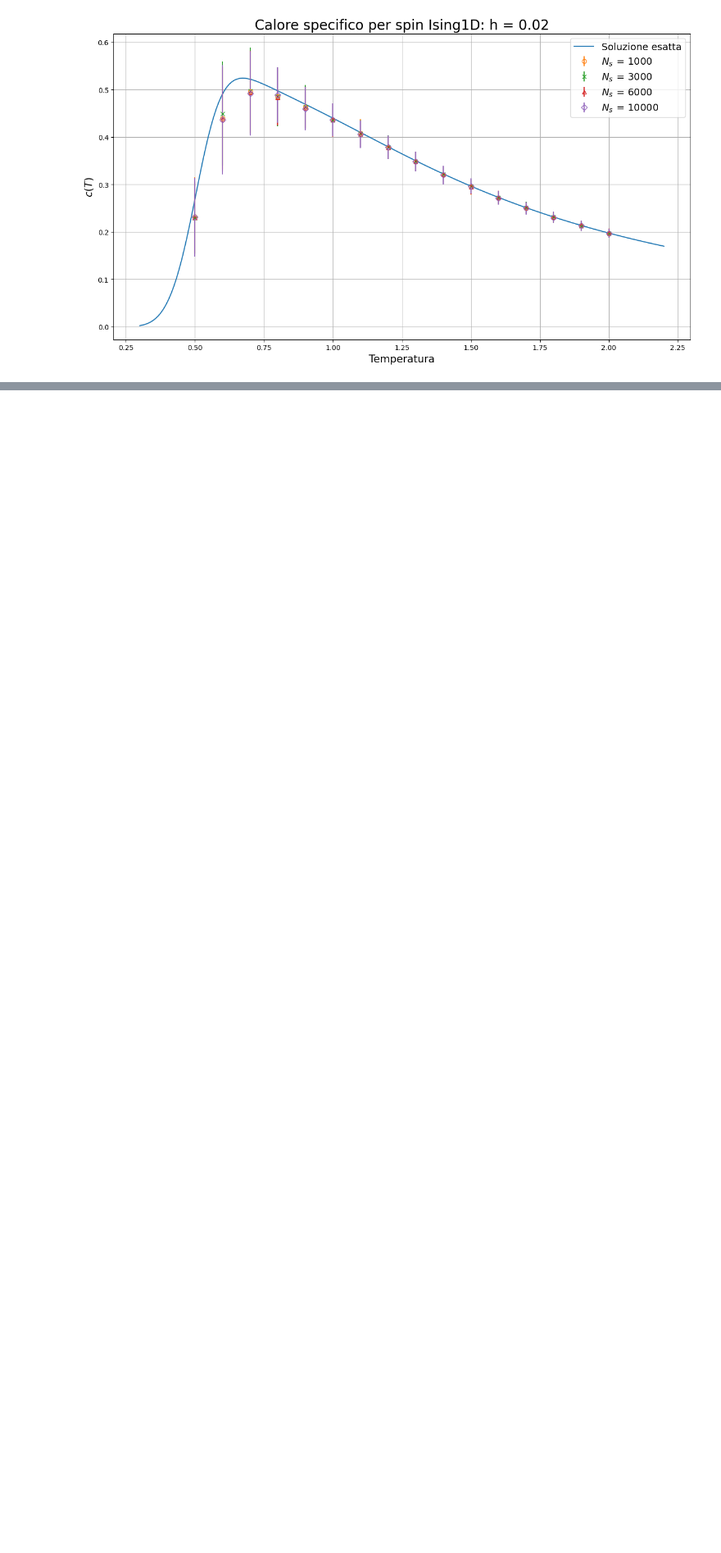
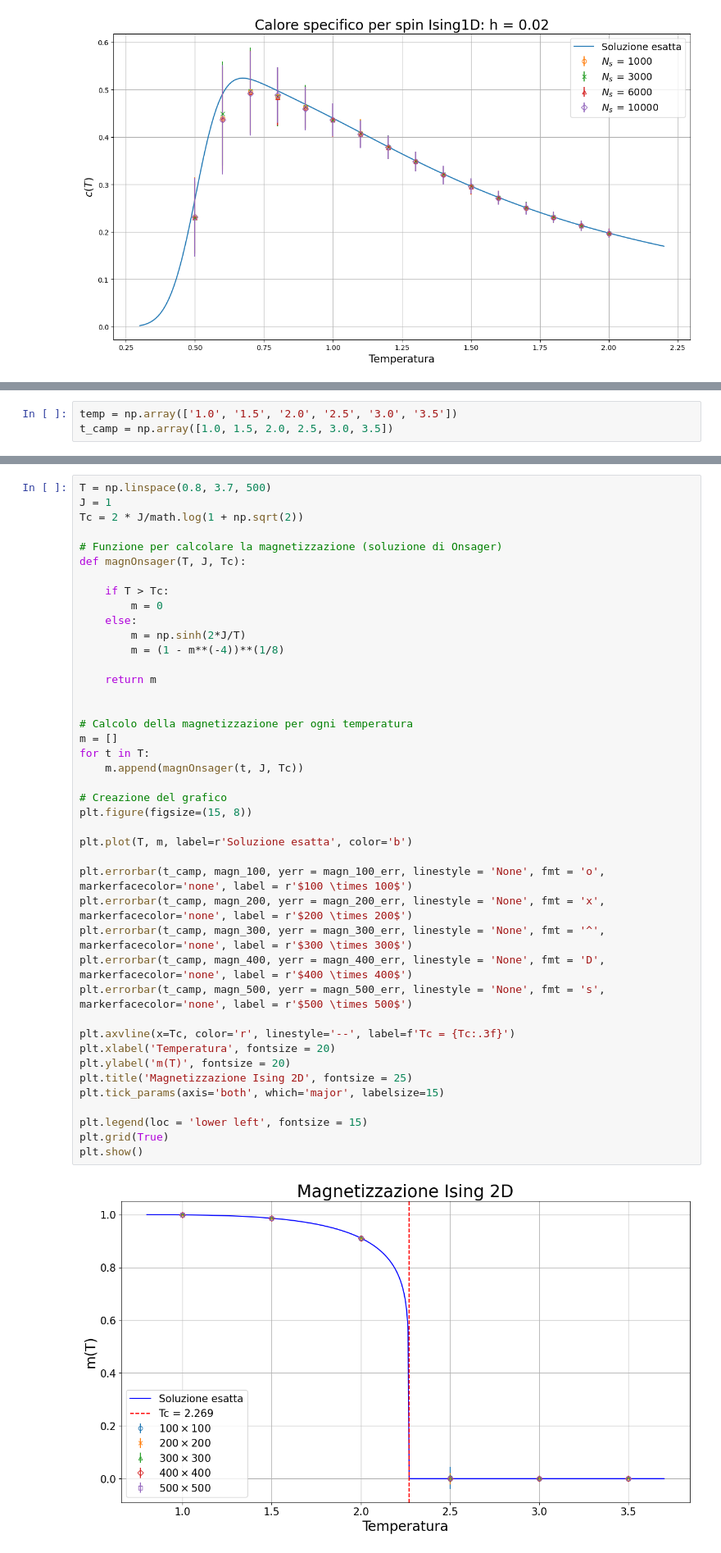
Before and after one commit to Negrini085/Simulazione-di-Materia-Condensata, a Jupyter notebook: Approfondimento/Presentazione/Immagini/grafici.ipynb, the cells around one changed output, grey strips where cells are left out. Shown: that part at 82% size. Cells and saved outputs as stored; diff of their text form; blank space fills up the shorter version.

Commit message:
Aggiunta slide sulla magnetizzazione

```diff
--- a/Approfondimento/Presentazione/Immagini/grafici.ipynb
+++ b/Approfondimento/Presentazione/Immagini/grafici.ipynb
@@ -621,0 +630,3 @@ plt.show()
+# %%
+temp = np.array(['1.0', '1.5', '2.0', '2.5', '3.0', '3.5'])
+t_camp = np.array([1.0, 1.5, 2.0, 2.5, 3.0, 3.5])
@@ -621,0 +773,44 @@ plt.show()
+# %%
+T = np.linspace(0.8, 3.7, 500)
+J = 1
+Tc = 2 * J/math.log(1 + np.sqrt(2))
+
+# Funzione per calcolare la magnetizzazione (soluzione di Onsager)
+def magnOnsager(T, J, Tc):
+
+    if T > Tc:
+        m = 0
+    else:
+        m = np.sinh(2*J/T)
+        m = (1 - m**(-4))**(1/8)
+
+    return m
+
+
+# Calcolo della magnetizzazione per ogni temperatura
+m = []
+for t in T:
+    m.append(magnOnsager(t, J, Tc))
+
+# Creazione del grafico
+plt.figure(figsize=(15, 8))
+
+plt.plot(T, m, label=r'Soluzione esatta', color='b')
+
+plt.errorbar(t_camp, magn_100, yerr = magn_100_err, linestyle = 'None', fmt = 'o', markerfacecolor='none', label = r'$100 \times 100$')
+plt.errorbar(t_camp, magn_200, yerr = magn_200_err, linestyle = 'None', fmt = 'x', markerfacecolor='none', label = r'$200 \times 200$')
+plt.errorbar(t_camp, magn_300, yerr = magn_300_err, linestyle = 'None', fmt = '^', markerfacecolor='none', label = r'$300 \times 300$')
+plt.errorbar(t_camp, magn_400, yerr = magn_400_err, linestyle = 'None', fmt = 'D', markerfacecolor='none', label = r'$400 \times 400$')
+plt.errorbar(t_camp, magn_500, yerr = magn_500_err, linestyle = 'None', fmt = 's', markerfacecolor='none', label = r'$500 \times 500$')
+
+plt.axvline(x=Tc, color='r', linestyle='--', label=f'Tc = {Tc:.3f}')
+plt.xlabel('Temperatura', fontsize = 20)
+plt.ylabel('m(T)', fontsize = 20)
+plt.title('Magnetizzazione Ising 2D', fontsize = 25)
+plt.tick_params(axis='both', which='major', labelsize=15)
+
+plt.legend(loc = 'lower left', fontsize = 15)
+plt.grid(True)
+plt.show()
+# %% [output]
+[figure, added]
```
Also changed, not shown: parts of 9 cells of this notebook, 5 other files.
